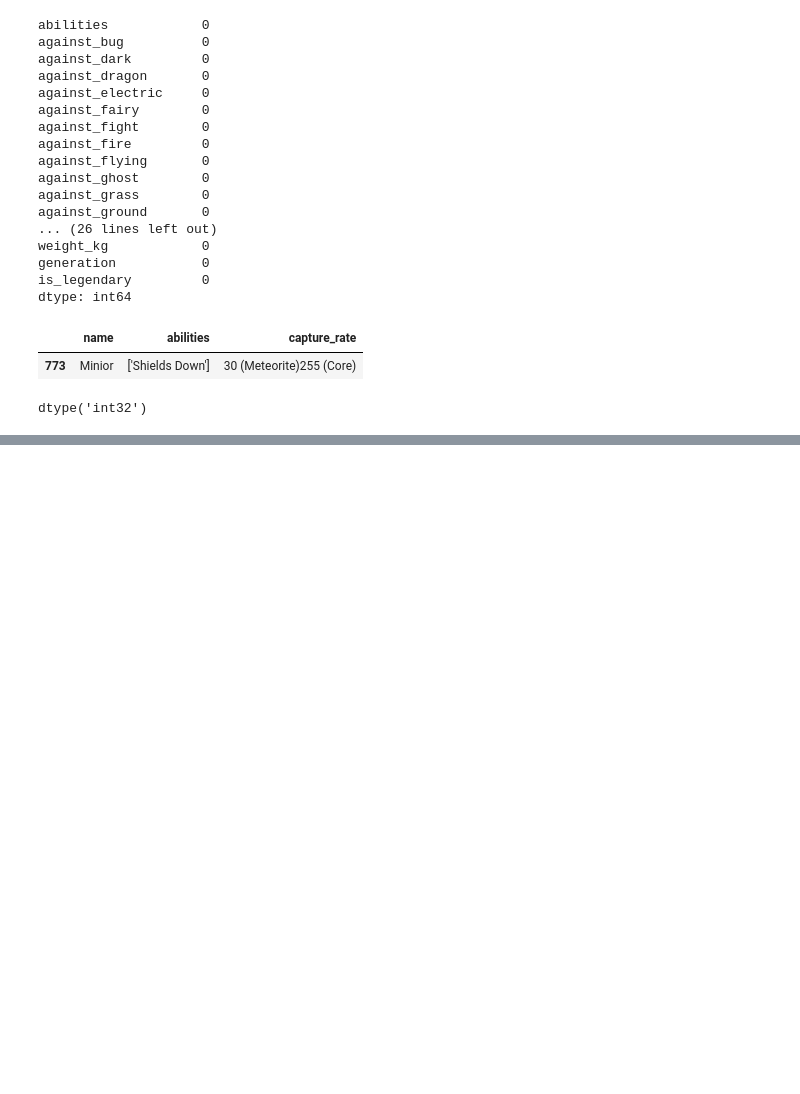
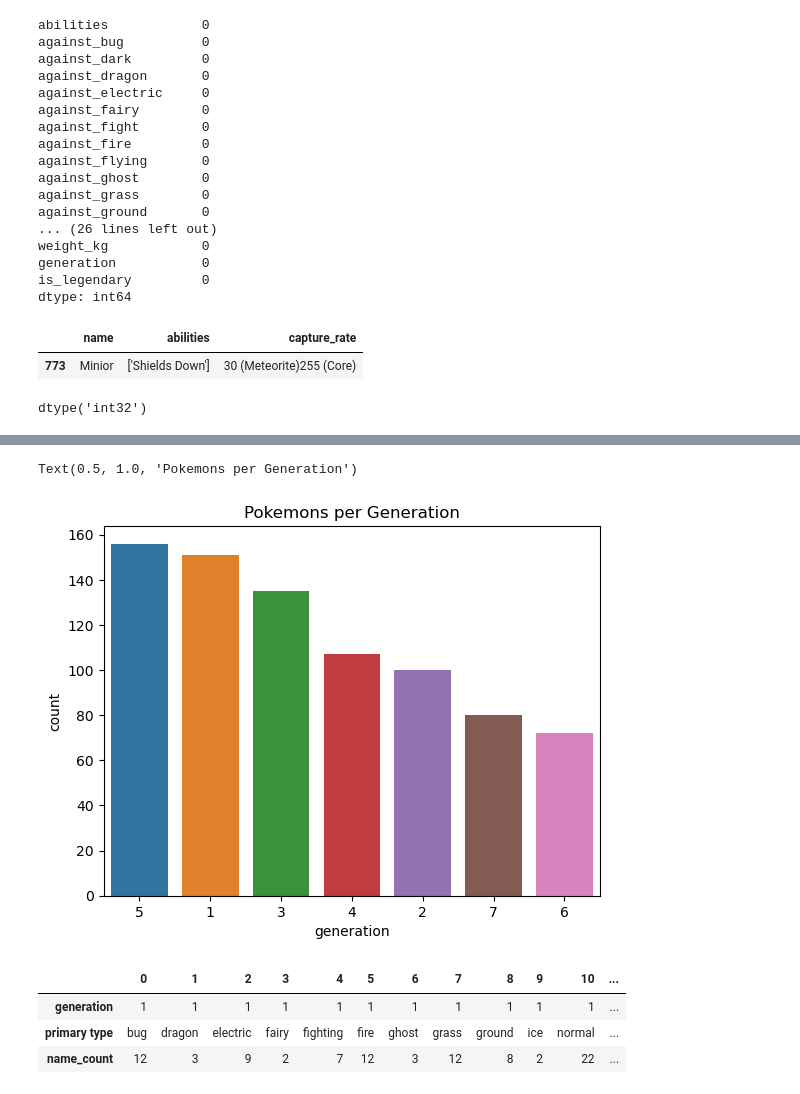
Before and after one commit to joharkhan99/Data-Science-Internship, a Jupyter notebook: Week3/Day1/Advance_Data_Visualization.ipynb, the cells around one changed output, grey strips where cells are left out. Drawn from its saved outputs; the diff is of its cells as text; code cells hidden in the pictures; blank space fills up the shorter version.

```diff
--- a/Week3/Day1/Advance_Data_Visualization.ipynb
+++ b/Week3/Day1/Advance_Data_Visualization.ipynb
@@ -168,0 +232,17 @@ df.rename()
+# %%
+# df.groupby('generation').plot()
+
+sns.countplot(data=df, x='generation', order=df.generation.value_counts().index).set_title("Pokemons per Generation")
+# %% [output]
+Text(0.5, 1.0, 'Pokemons per Generation')
+[figure, added]
+# %%
+type_generation_grouped = df.groupby(['generation','primary type'])['name'].count().to_frame().reset_index()
+type_generation_grouped.rename(columns={'name': 'name_count'}, inplace=True)
+
+type_generation_grouped.head(20).T
+# %% [output]
+|  | 0 | 1 | 2 | 3 | 4 | 5 | 6 | 7 | 8 | 9 | 10 | ... |
+| generation | 1 | 1 | 1 | 1 | 1 | 1 | 1 | 1 | 1 | 1 | 1 | ... |
+| primary type | bug | dragon | electric | fairy | fighting | fire | ghost | grass | ground | ice | normal | ... |
+| name_count | 12 | 3 | 9 | 2 | 7 | 12 | 3 | 12 | 8 | 2 | 22 | ... |
```
Also changed, not shown: parts of 8 cells of this notebook.
